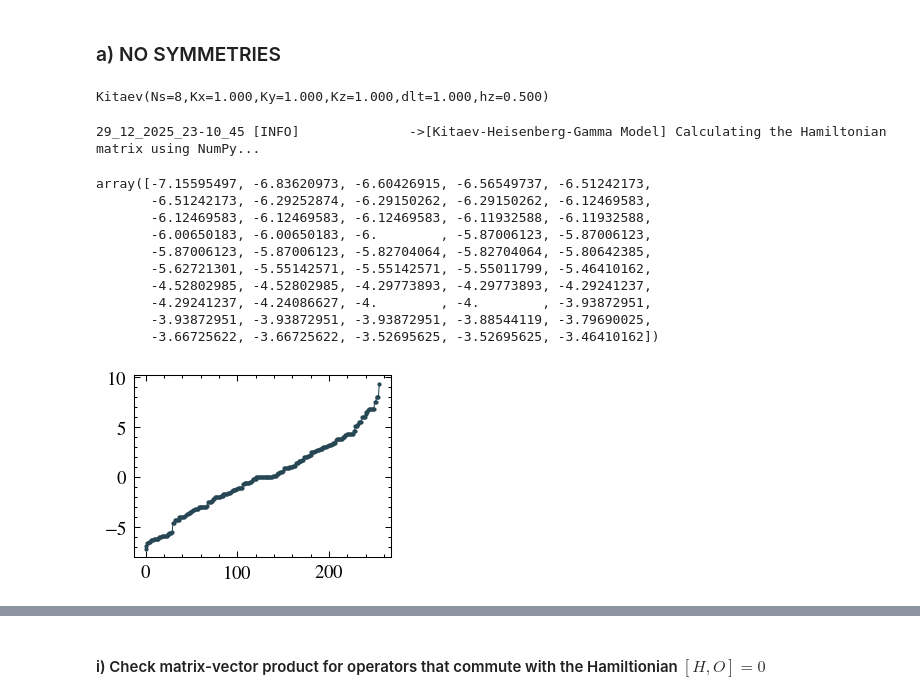
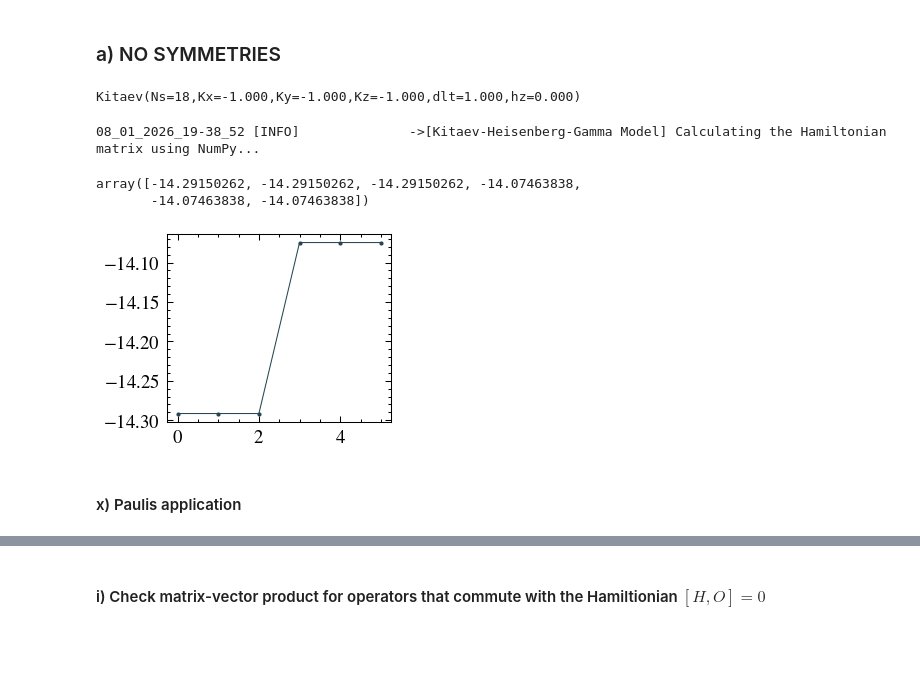
Before and after one commit to makskliczkowski/pyqusolver, a Jupyter notebook: Python/examples/example_symmetries.ipynb, the cells around one changed output, grey strips where cells are left out. Drawn from its saved outputs; the diff is of its cells as text; code cells hidden in the pictures; blank space fills up the shorter version.

```diff
--- a/Python/examples/example_symmetries.ipynb
+++ b/Python/examples/example_symmetries.ipynb
@@ -9,4 +11,4 @@ import numpy                                                as np
 # %%
-lat             = HoneycombLattice(lx=2, ly=2)
+lat             = HoneycombLattice(lx=3, ly=3, bc='pbc')
 lat
 # %% [output]
@@ -37,29 +94,24 @@ model_no_sym    =   HeisenbergKitaev(
                         lattice         =   lat,
                         hilbert_space   =   hilbert_no_sym,
                         dtype           =   complex,
-                        K               =   (1.0, 1.0, 1.0),
-                        hz              =   0.5
+                        K               =   (-1.0, -1.0, -1.0),
+                        hz              =   0.0
                 )
 model_no_sym
 # %% [output]
-Kitaev(Ns=8,Kx=1.000,Ky=1.000,Kz=1.000,dlt=1.000,hz=0.500)
+Kitaev(Ns=18,Kx=-1.000,Ky=-1.000,Kz=-1.000,dlt=1.000,hz=0.000)
 # %%
 if model_no_sym.eig_val is None:
-    model_no_sym.diagonalize(build=True)
+    model_no_sym.diagonalize(build=True, method='lanczos', k=6)
+    # model_no_sym.diagonalize(build=True, method='exact')
 
 plt.figure(figsize=(2,1.5))
 plt.plot(model_no_sym.eig_val, marker='o', ms=1, lw=0.5)
 model_no_sym.eig_val[:50]
 # %% [output]
-29_12_2025_23-10_45 [INFO]              ->[Kitaev-Heisenberg-Gamma Model] Calculating the Hamiltonian matrix using NumPy...
+08_01_2026_19-38_52 [INFO]              ->[Kitaev-Heisenberg-Gamma Model] Calculating the Hamiltonian matrix using NumPy...
-array([-7.15595497, -6.83620973, -6.60426915, -6.56549737, -6.51242173,
-       -6.51242173, -6.29252874, -6.29150262, -6.29150262, -6.12469583,
-       -6.12469583, -6.12469583, -6.12469583, -6.11932588, -6.11932588,
-       -6.00650183, -6.00650183, -6.        , -5.87006123, -5.87006123,
-       -5.87006123, -5.87006123, -5.82704064, -5.82704064, -5.80642385,
-       -5.62721301, -5.55142571, -5.55142571, -5.55011799, -5.46410162,
-       -4.52802985, -4.52802985, -4.29773893, -4.29773893, -4.29241237,
-       -4.29241237, -4.24086627, -4.        , -4.        , -3.93872951,
-       -3.93872951, -3.93872951, -3.93872951, -3.88544119, -3.79690025,
-       -3.66725622, -3.66725622, -3.52695625, -3.52695625, -3.46410162])
+array([-14.29150262, -14.29150262, -14.29150262, -14.07463838,
+       -14.07463838, -14.07463838])
-[figure, old version]
+[figure, new version]
+# %% [markdown]
+#### x) Paulis application
```
Also changed, not shown: parts of 22 cells of this notebook, 4 other files.
